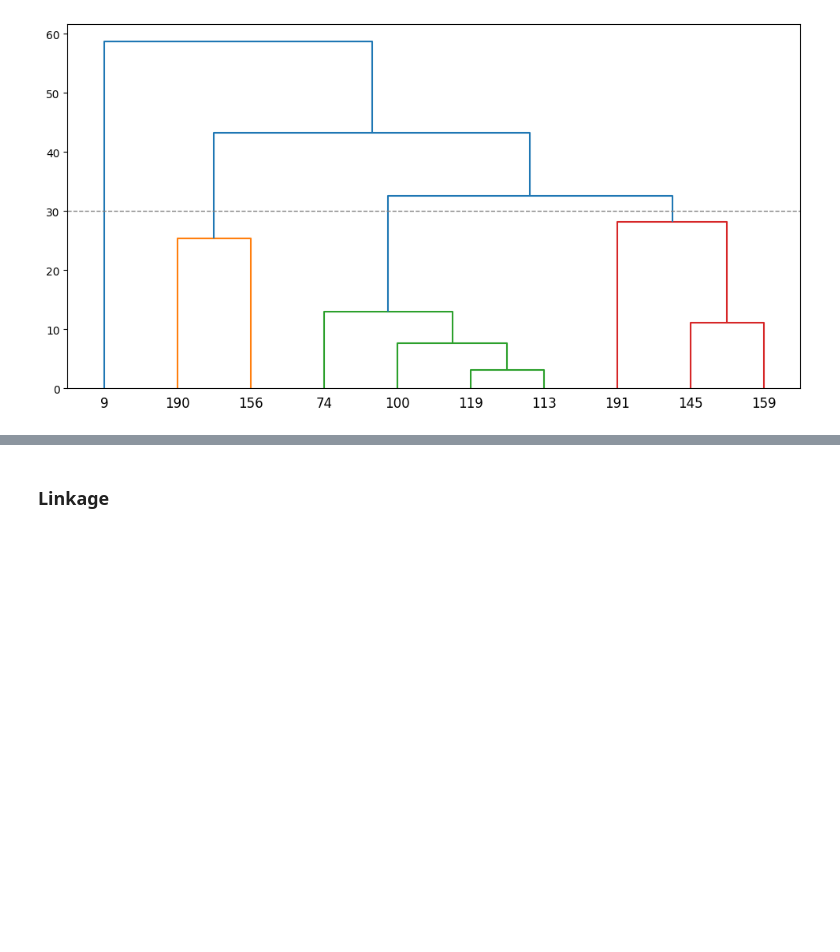
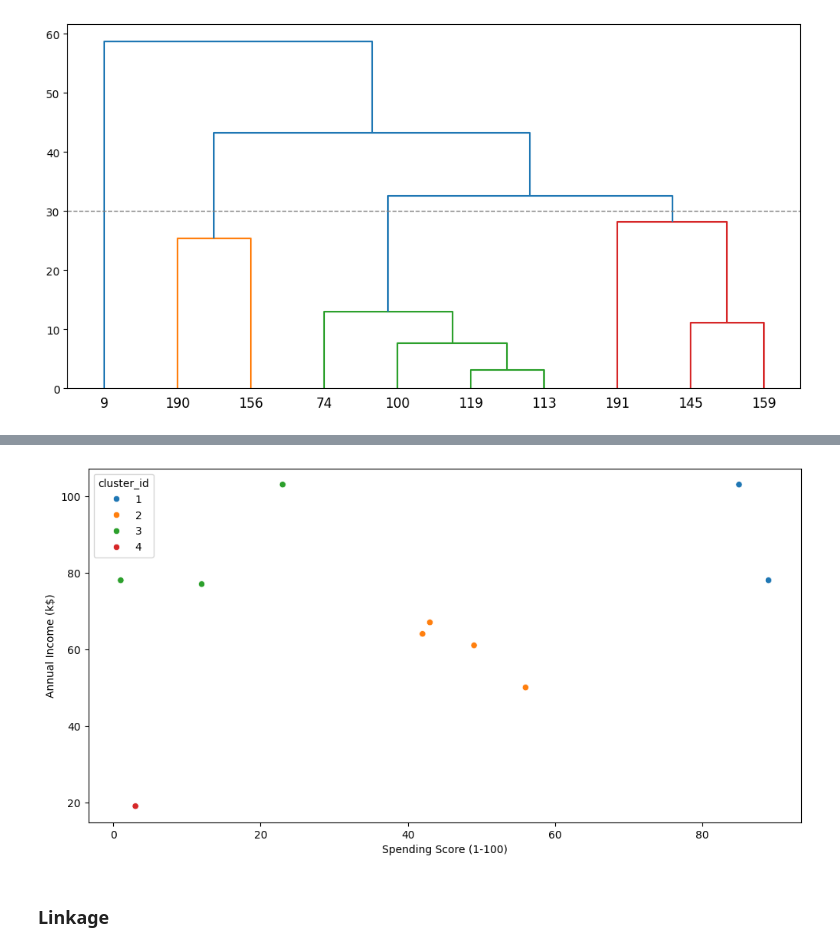
Before and after one commit to moraessena/mod_descritivos_lyrics, a Jupyter notebook: mod_descritiva_atividade_1_grupo_5(2).ipynb, the cells around one changed output, grey strips where cells are left out. Cells and saved outputs as stored; diff of their text form; code cells hidden in the pictures; blank space fills up the shorter version.

```diff
--- a/mod_descritiva_atividade_1_grupo_5(2).ipynb
+++ b/mod_descritiva_atividade_1_grupo_5(2).ipynb
@@ -642,8 +649,10 @@ df_dendogram['cluster_id'] = labels
 df_dendogram['cluster_id'] = df_dendogram['cluster_id'].astype('str')
 df_dendogram.sort_values(by='cluster_id', inplace=True)
 # %%
-fig = px.scatter(df_dendogram, x='Spending Score (1-100)', y='Annual Income (k$)', hover_data={'CustomerID':df_dendogram.index},
-                 color='cluster_id')
-fig.update_traces(marker=dict(size=15))
-fig.show()
+# fig = px.scatter(df_dendogram, x='Spending Score (1-100)', y='Annual Income (k$)', hover_data={'CustomerID':df_dendogram.index},
+#                  color='cluster_id')
+# fig.update_traces(marker=dict(size=15))
+# fig.show()
+ax = sns.scatterplot(data=df_dendogram, x='Spending Score (1-100)', y='Annual Income (k$)', hue='cluster_id')
+ax.figure.set_size_inches(12,6)
 # %% [output]
@@ -651,3 +659,4 @@ fig.show()
+[figure, added]
 # %% [markdown]
 ### Linkage
 # %%
```
Also changed, not shown: parts of 11 cells of this notebook.
